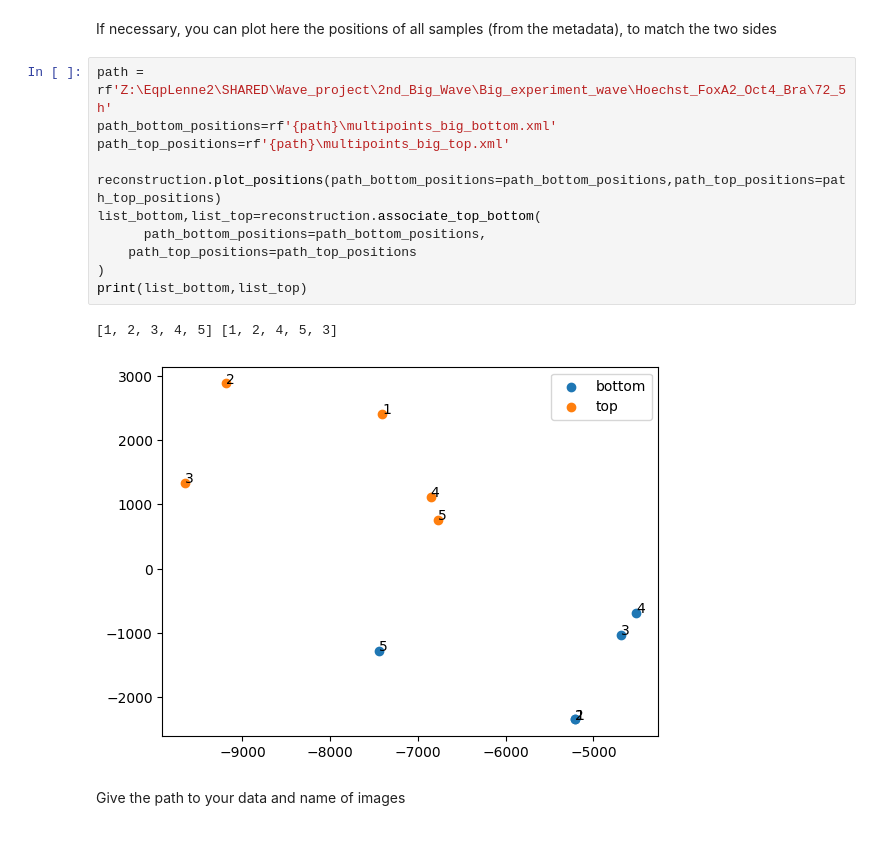
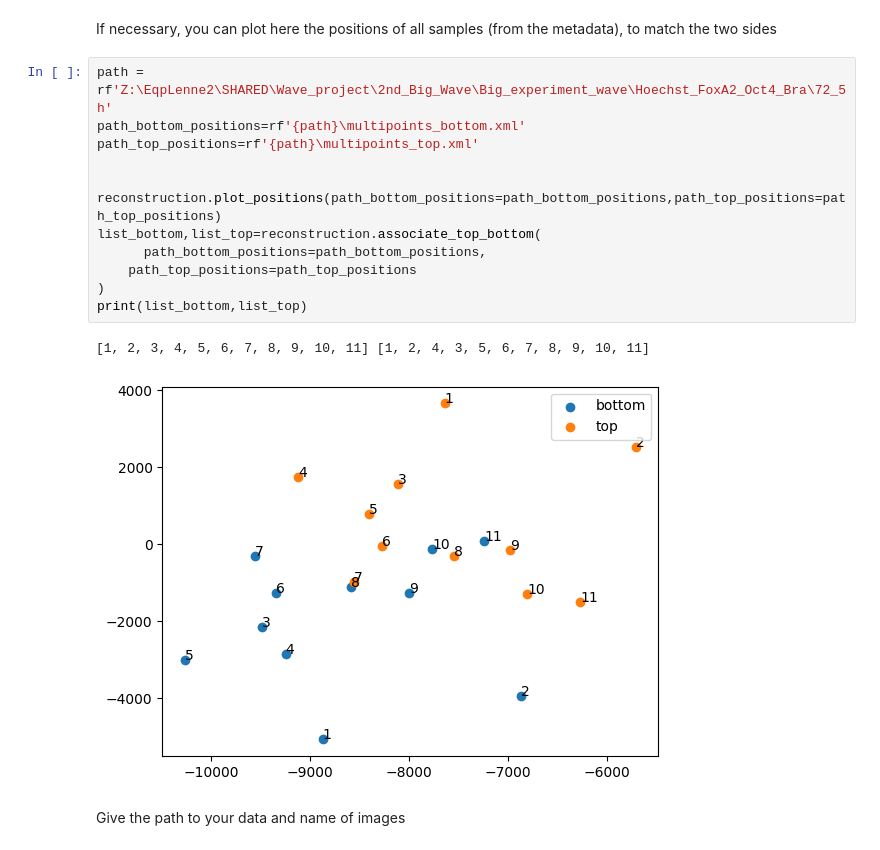
Before and after one commit to GuignardLab/tapenade, a Jupyter notebook: old_notebooks/registration_notebook_Alice.ipynb, the cells around one changed output. Cells and saved outputs as stored; diff of their text form.

```diff
--- a/old_notebooks/registration_notebook_Alice.ipynb
+++ b/old_notebooks/registration_notebook_Alice.ipynb
@@ -39,18 +32,19 @@ for sample in samples:
 If necessary, you can plot here the positions of all samples (from the metadata), to match the two sides
 # %%
 path = rf'Z:\EqpLenne2\SHARED\Wave_project\2nd_Big_Wave\Big_experiment_wave\Hoechst_FoxA2_Oct4_Bra\72_5h'
-path_bottom_positions=rf'{path}\multipoints_big_bottom.xml'
-path_top_positions=rf'{path}\multipoints_big_top.xml'
+path_bottom_positions=rf'{path}\multipoints_bottom.xml'
+path_top_positions=rf'{path}\multipoints_top.xml'
+
 
 reconstruction.plot_positions(path_bottom_positions=path_bottom_positions,path_top_positions=path_top_positions)
 list_bottom,list_top=reconstruction.associate_top_bottom(
       path_bottom_positions=path_bottom_positions,
     path_top_positions=path_top_positions
 )
 print(list_bottom,list_top)
 # %% [output]
-[1, 2, 3, 4, 5] [1, 2, 4, 5, 3]
+[1, 2, 3, 4, 5, 6, 7, 8, 9, 10, 11] [1, 2, 4, 3, 5, 6, 7, 8, 9, 10, 11]
-[figure, old version]
+[figure, new version]
 # %% [markdown]
 Give the path to your data and name of images
 # %%
```
Also changed, not shown: parts of 12 cells of this notebook, 4 other files.
